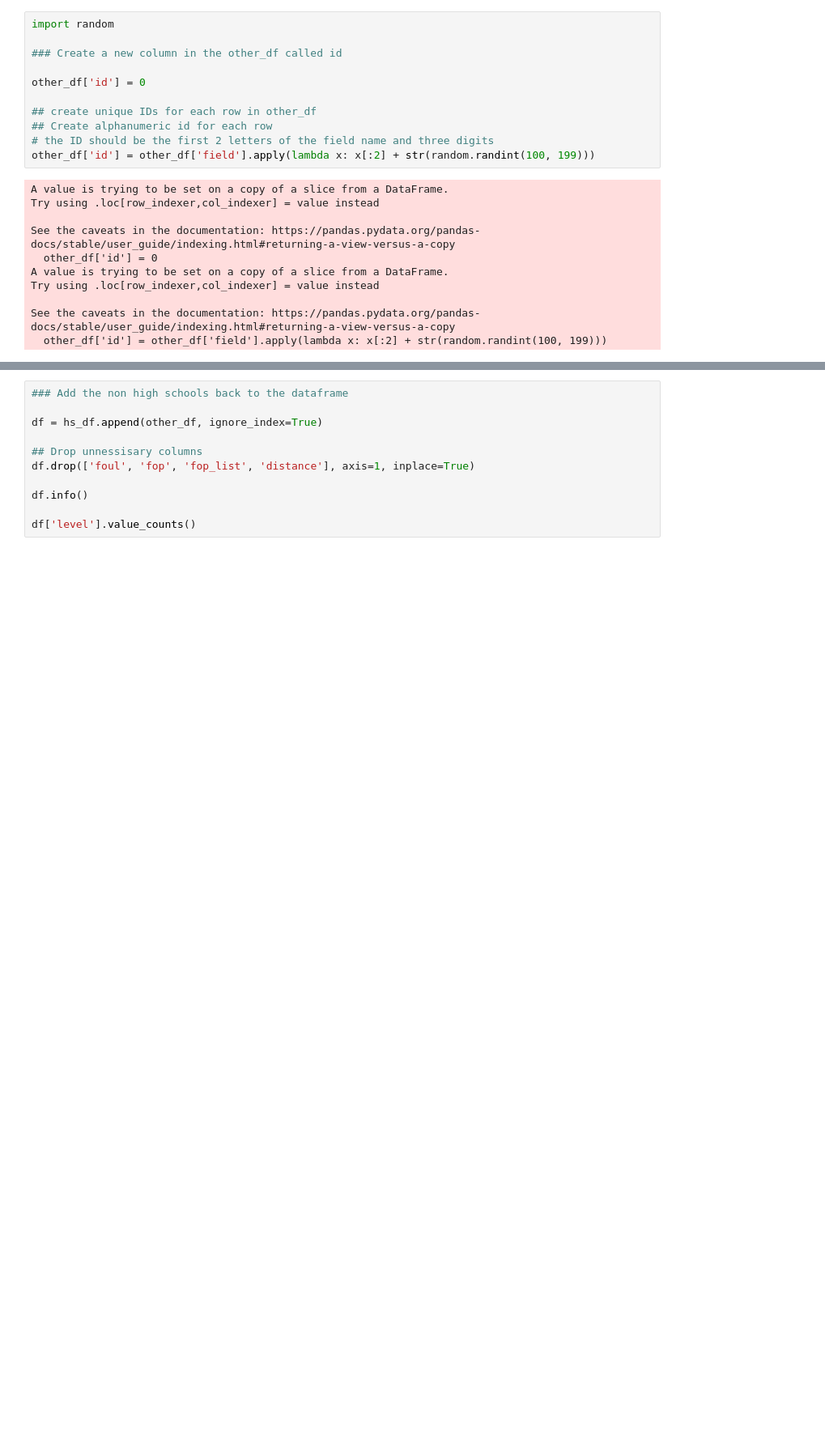
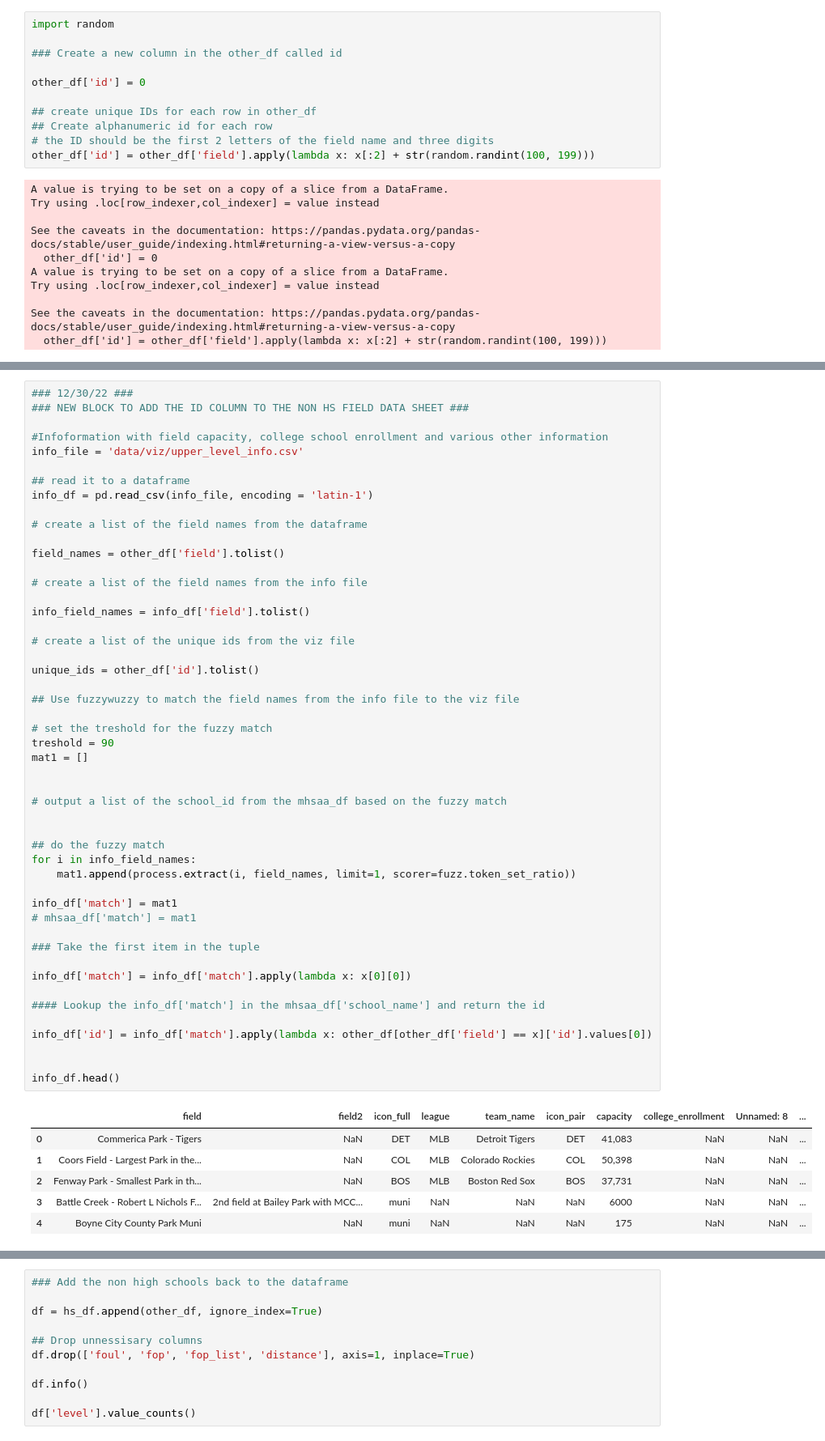
Before and after one commit to JSmith1826/BB_parks, a Jupyter notebook: ETL_notebook.ipynb, the cells around one changed output, grey strips where cells are left out. Shown at 81% size. Drawn from its saved outputs; the diff is of its cells as text; blank space fills up the shorter version.

```diff
--- a/ETL_notebook.ipynb
+++ b/ETL_notebook.ipynb
@@ -370,0 +353,56 @@ See the caveats in the documentation: https://pandas.pydata.org/pandas-docs/stab
+# %%
+### 12/30/22 ###
+### NEW BLOCK TO ADD THE ID COLUMN TO THE NON HS FIELD DATA SHEET ###
+
+#Infoformation with field capacity, college school enrollment and various other information
+info_file = 'data/viz/upper_level_info.csv'
+
+## read it to a dataframe
+info_df = pd.read_csv(info_file, encoding = 'latin-1')
+
+# create a list of the field names from the dataframe
+
+field_names = other_df['field'].tolist()
+
+# create a list of the field names from the info file
+
+info_field_names = info_df['field'].tolist()
+
+# create a list of the unique ids from the viz file
+
+unique_ids = other_df['id'].tolist()
+
+## Use fuzzywuzzy to match the field names from the info file to the viz file
+
+# set the treshold for the fuzzy match
+treshold = 90
+mat1 = []
+
+
+# output a list of the school_id from the mhsaa_df based on the fuzzy match
+
+
+## do the fuzzy match
+for i in info_field_names:
+    mat1.append(process.extract(i, field_names, limit=1, scorer=fuzz.token_set_ratio))
+
+info_df['match'] = mat1
+# mhsaa_df['match'] = mat1
+
+### Take the first item in the tuple
+
+info_df['match'] = info_df['match'].apply(lambda x: x[0][0])
+
+#### Lookup the info_df['match'] in the mhsaa_df['school_name'] and return the id
+
+info_df['id'] = info_df['match'].apply(lambda x: other_df[other_df['field'] == x]['id'].values[0])
+
+
+info_df.head()
+# %% [output]
+|  | field | field2 | icon_full | league | team_name | icon_pair | capacity | college_enrollment | Unnamed: 8 | ... |
+| 0 | Commerica Park - Tigers | NaN | DET | MLB | Detroit Tigers | DET | 41,083 | NaN | NaN | ... |
+| 1 | Coors Field - Largest Park in the... | NaN | COL | MLB | Colorado Rockies | COL | 50,398 | NaN | NaN | ... |
+| 2 | Fenway Park - Smallest Park in th... | NaN | BOS | MLB | Boston Red Sox | BOS | 37,731 | NaN | NaN | ... |
+| 3 | Battle Creek - Robert L Nichols F... | 2nd field at Bailey Park with MCC... | muni | NaN | NaN | NaN | 6000 | NaN | NaN | ... |
+| 4 | Boyne City County Park Muni | NaN | muni | NaN | NaN | NaN | 175 | NaN | NaN | ... |
```
Also changed, not shown: parts of 7 cells of this notebook, 16 other files.
